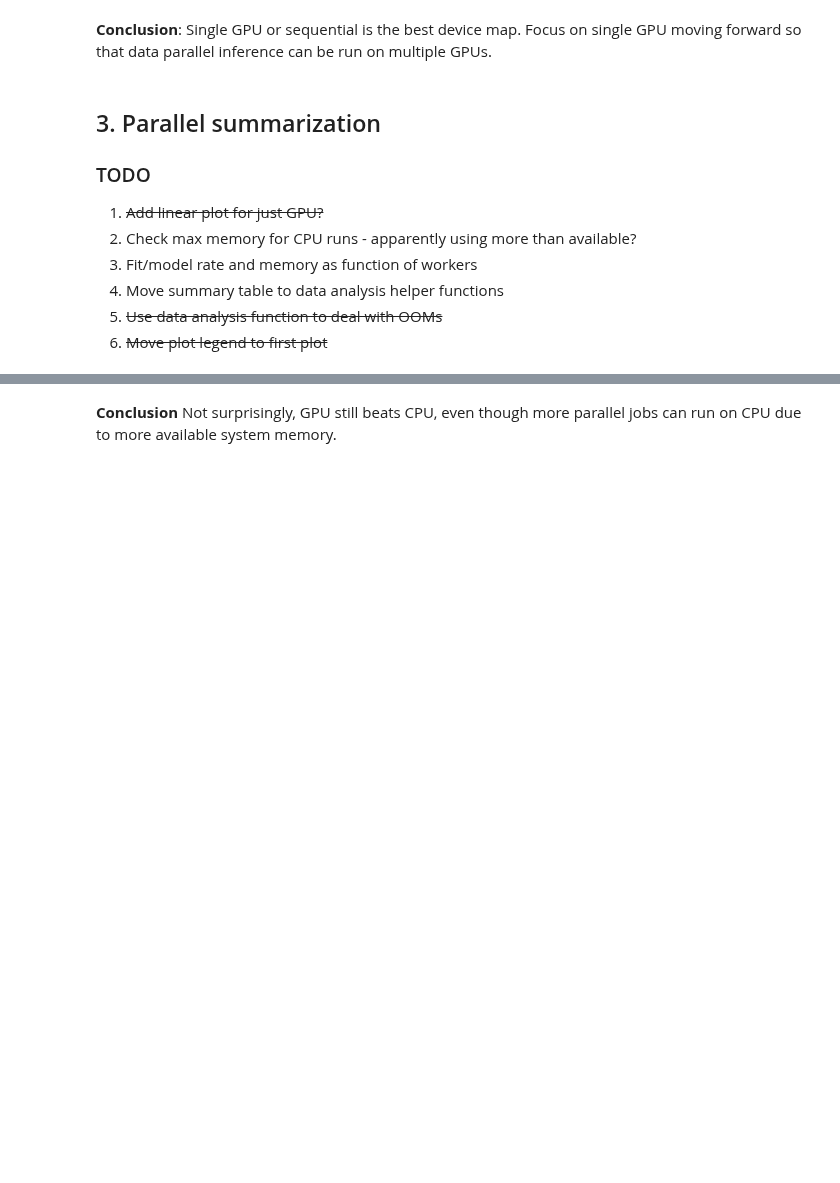
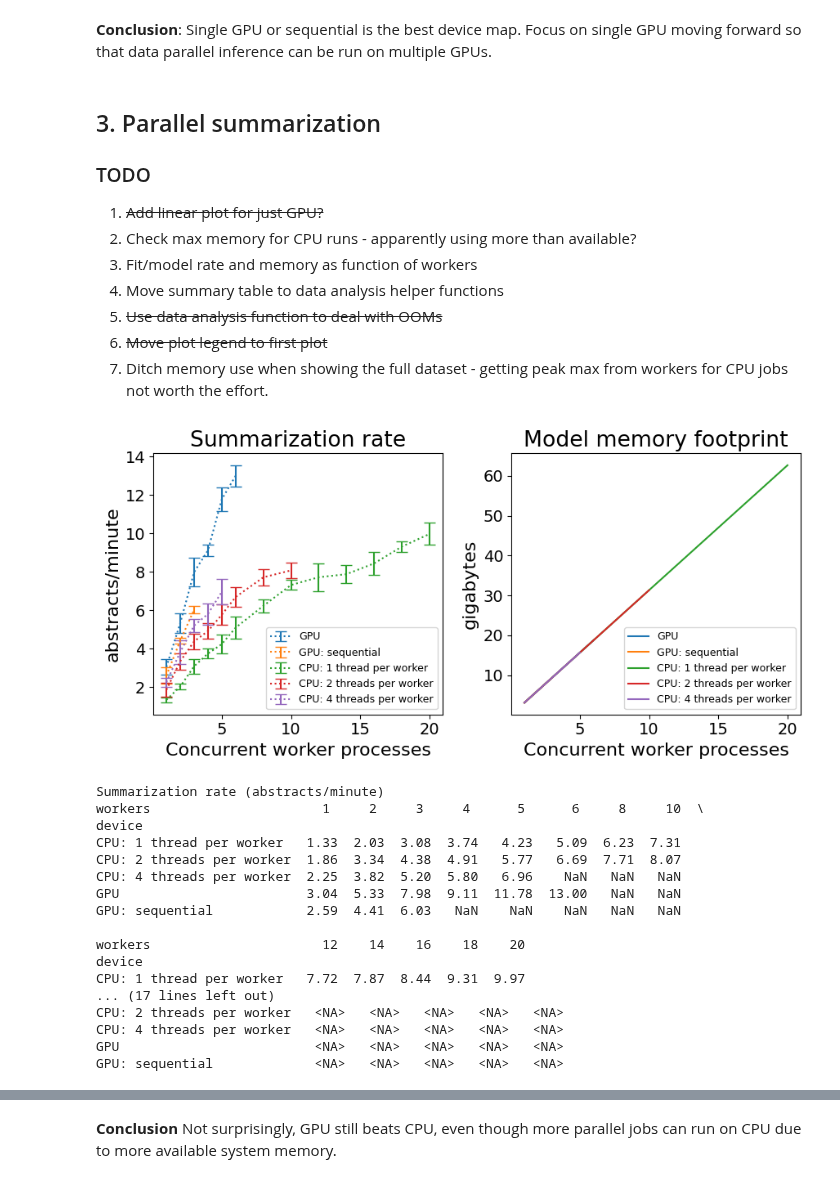
Before and after one commit to gperdrizet/PUBSUM, a Jupyter notebook: pubsum/notebooks/benchmarking_results.ipynb, the cells around one changed output, grey strips where cells are left out. Cells and saved outputs as stored; diff of their text form; code cells hidden in the pictures; blank space fills up the shorter version.

Commit message:
Refactored and generalized parallel summarization plot.

```diff
--- a/pubsum/notebooks/benchmarking_results.ipynb
+++ b/pubsum/notebooks/benchmarking_results.ipynb
@@ -65,3 +65,52 @@ table
 3. Move summary table to data analysis helper functions
 4. ~~Use data analysis function to deal with OOMs~~
 5. ~~Move plot legend to first plot~~
+6. Ditch memory use when showing the full dataset - getting peak max from workers for CPU jobs not worth the effort.
+# %%
+data = plot_funcs.parallel_summarization_plot(
+    data_file='../benchmarks/parallel_summarization/results.csv',
+    plot_vars = ['summarization rate (abstracts/min.)', 'model memory footprint (GB)'],
+    plot_devices = ['GPU', 'GPU: sequential', 'CPU: 1 thread per worker', 'CPU: 2 threads per worker', 'CPU: 4 threads per worker'],
+    legend_entries = ['GPU', 'GPU: sequential', 'CPU: 1 thread per worker', 'CPU: 2 threads per worker', 'CPU: 4 threads per worker'],
+    unique_condition_columns=[
+        'device',
+        'workers'
+    ],
+    oom_columns=[
+        'summarization time (sec.)',
+        'summarization rate (abstracts/sec.)',
+        'model memory footprint (bytes)',
+        'max memory allocated (bytes)',
+    ],
+    str_columns=['device'],
+    int_columns=[
+        'replicate',
+        'workers',
+        'model memory footprint (bytes)',
+        'max memory allocated (bytes)'
+    ],
+    float_columns=[
+        'summarization time (sec.)',
+        'summarization rate (abstracts/sec.)',
+    ],
+    oom_replacement_val=np.nan
+)
+# %% [output]
+[figure, added]
+Summarization rate (abstracts/minute)
+workers                      1     2     3     4      5      6     8     10  \
+device
+CPU: 1 thread per worker   1.33  2.03  3.08  3.74   4.23   5.09  6.23  7.31
+CPU: 2 threads per worker  1.86  3.34  4.38  4.91   5.77   6.69  7.71  8.07
+CPU: 4 threads per worker  2.25  3.82  5.20  5.80   6.96    NaN   NaN   NaN
+GPU                        3.04  5.33  7.98  9.11  11.78  13.00   NaN   NaN
+GPU: sequential            2.59  4.41  6.03   NaN    NaN    NaN   NaN   NaN
+
+workers                      12    14    16    18    20
+device
+CPU: 1 thread per worker   7.72  7.87  8.44  9.31  9.97
+... (17 lines left out)
+CPU: 2 threads per worker   <NA>   <NA>   <NA>   <NA>   <NA>
+CPU: 4 threads per worker   <NA>   <NA>   <NA>   <NA>   <NA>
+GPU                         <NA>   <NA>   <NA>   <NA>   <NA>
+GPU: sequential             <NA>   <NA>   <NA>   <NA>   <NA>
```
Also changed, not shown: parts of 6 cells of this notebook, 1 other file.
